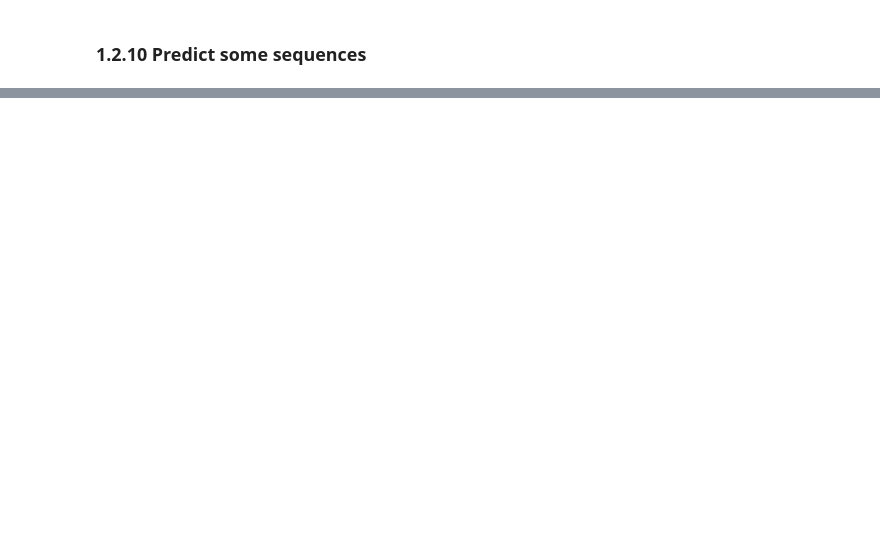
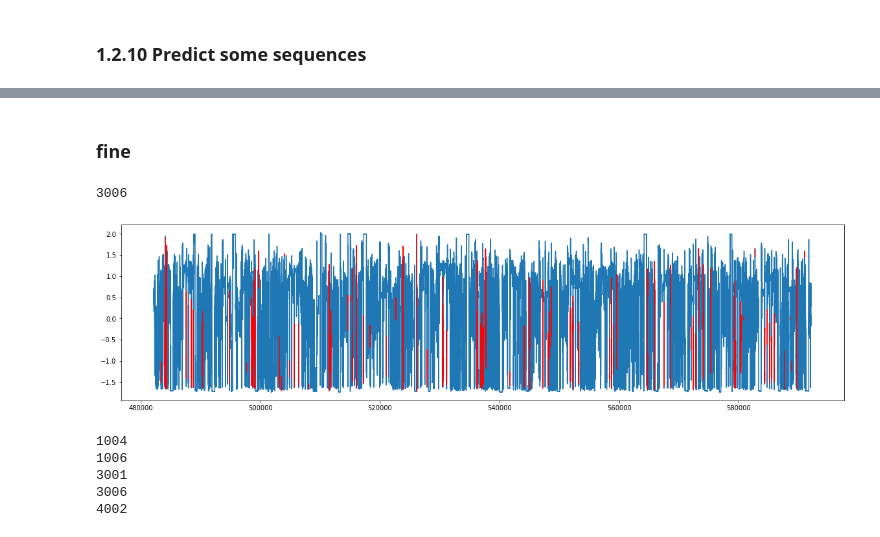
Before and after one commit to alfredoaloi/deep-learning-project, a Jupyter notebook: task_2.ipynb, the cells around one changed output, grey strips where cells are left out. Drawn from its saved outputs; the diff is of its cells as text; code cells hidden in the pictures; blank space fills up the shorter version.

```diff
--- a/task_2.ipynb
+++ b/task_2.ipynb
@@ -549,0 +529,60 @@ Outlier? True
+# %% [markdown]
+### fine
+# %%
+plt.rcParams['figure.figsize'] = (20, 5)
+
+patient_index = 3
+patient_number = test_data.patient.unique()[patient_index]
+print(patient_number)
+
+anomalies = test_loss[patient_index] > threshold
+anomalous_data_indices = []
+for data_idx in range(WINDOW_SIZE - 1, len(test_data[test_data.patient == patient_number]) - WINDOW_SIZE + 1):
+    if np.all(anomalies[data_idx - WINDOW_SIZE + 1 : data_idx]):
+        anomalous_data_indices.append(data_idx)
+
+df_subset = test_data.iloc[anomalous_data_indices].x
+
+red_parts = []
+first = df_subset.index[0]
+previous = first - 1
+for index in df_subset.index:
+    if previous + 1 == index:
+        previous = index
+    else:
+        red_parts.append(test_data[test_data.patient == patient_number].x[first:previous])
+        first = previous = index
+
+fig, ax = plt.subplots()
+
+test_data[test_data.patient == patient_number].x.plot(legend=False, ax=ax)
+for red_part in red_parts:
+    red_part.plot(legend=False, ax=ax, color='r')
+
+plt.rcParams['figure.figsize'] = plt.rcParamsDefault['figure.figsize']
+# %% [output]
+3006
+[figure, added]
+# %%
+anomalies_count = []
+row_count = []
+
+for i in range(len(test_data.patient.unique())):
+    patient_index = i
+    patient_number = test_data.patient.unique()[patient_index]
+    print(patient_number)
+
+    anomalies = test_loss[patient_index] > threshold
+    anomalous_data_indices = []
+    for data_idx in range(WINDOW_SIZE - 1, len(test_data[test_data.patient == patient_number]) - WINDOW_SIZE + 1):
+        if np.all(anomalies[data_idx - WINDOW_SIZE + 1 : data_idx]):
+            anomalous_data_indices.append(data_idx)
+
+    anomalies_count.append(len(anomalous_data_indices))
+    row_count.append(len(test_data[test_data.patient == patient_number]))
+# %% [output]
+1004
+1006
+3001
+3006
+4002
```
Also changed, not shown: parts of 14 cells of this notebook, 1 other file.
